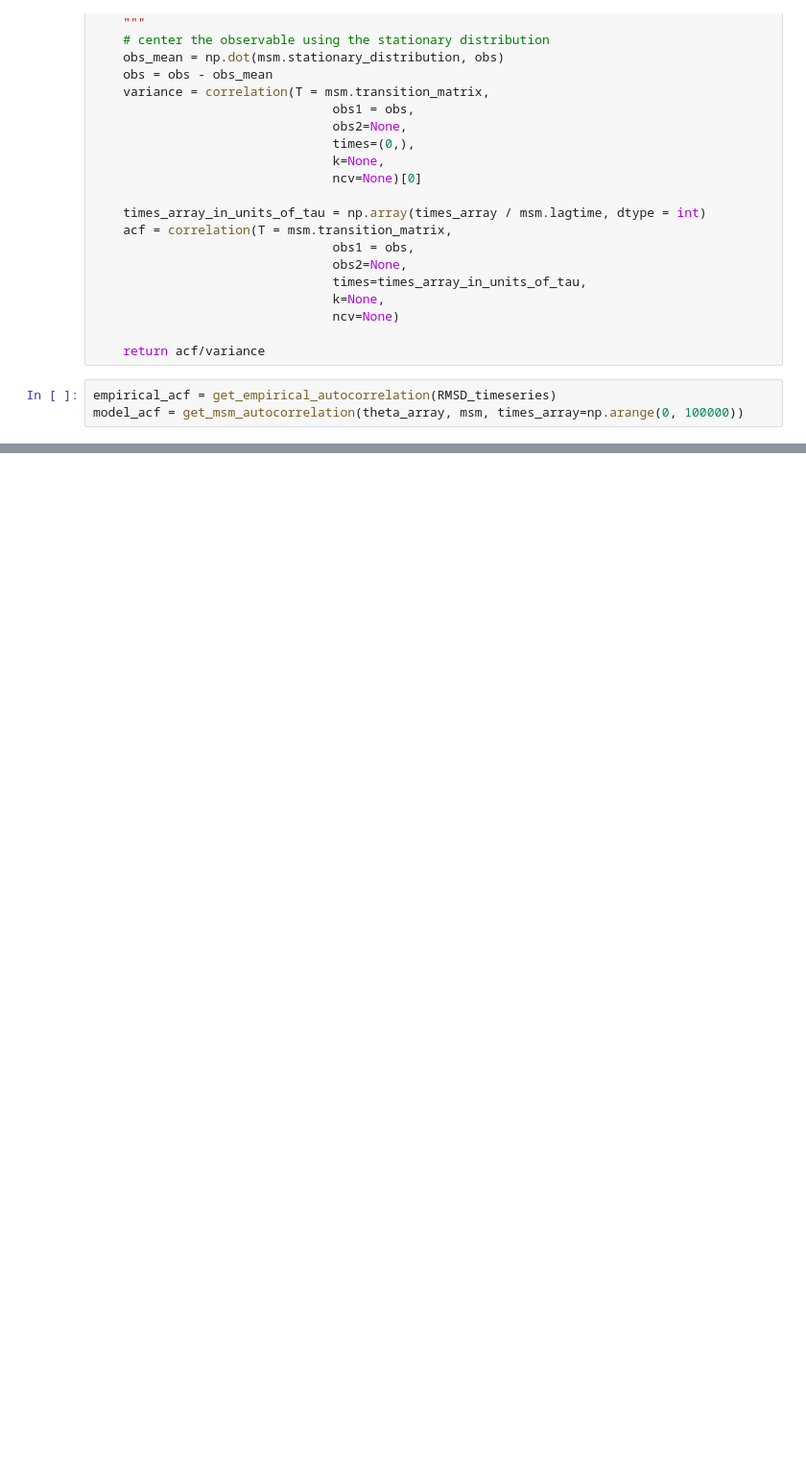
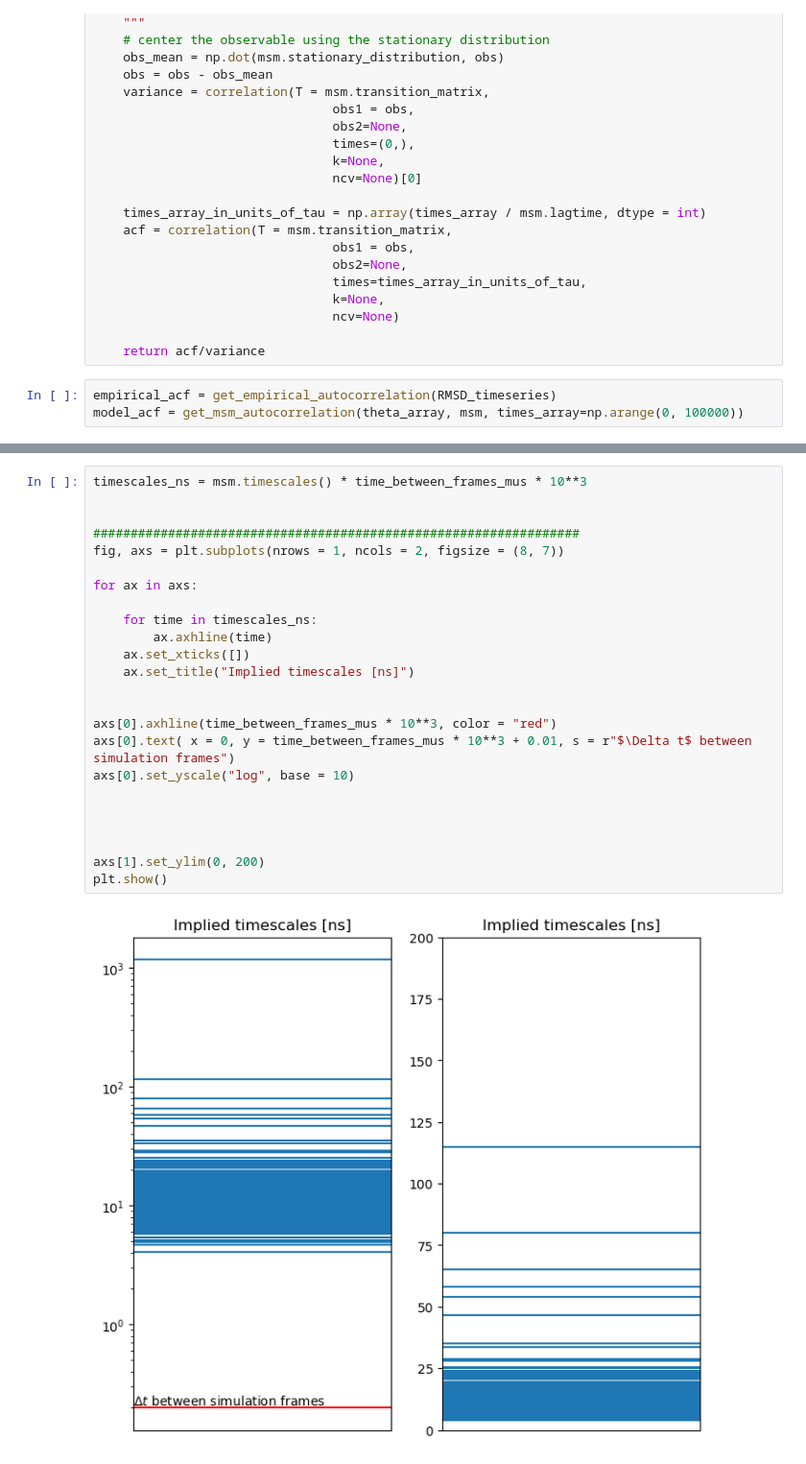
Before and after one commit to miriamzara/MSM, a Jupyter notebook: step_3_msm_construction.ipynb, the cells around one changed output, grey strips where cells are left out. Shown at 96% size. Cells and saved outputs as stored; diff of their text form; blank space fills up the shorter version.

```diff
--- a/step_3_msm_construction.ipynb
+++ b/step_3_msm_construction.ipynb
@@ -439,0 +473,26 @@ Two major questions have to be addressed to build these coarse-grained models.
+# %%
+timescales_ns = msm.timescales() * time_between_frames_mus * 10**3
+
+
+#################################################################
+fig, axs = plt.subplots(nrows = 1, ncols = 2, figsize = (8, 7))
+
+for ax in axs:
+
+    for time in timescales_ns:
+        ax.axhline(time)
+    ax.set_xticks([])
+    ax.set_title("Implied timescales [ns]")
+
+
+axs[0].axhline(time_between_frames_mus * 10**3, color = "red")
+axs[0].text( x = 0, y = time_between_frames_mus * 10**3 + 0.01, s = r"$\Delta t$ between simulation frames")
+axs[0].set_yscale("log", base = 10)
+
+
+
+
+axs[1].set_ylim(0, 200)
+plt.show()
+# %% [output]
+[figure, added]
```
Also changed, not shown: parts of 15 cells of this notebook.
